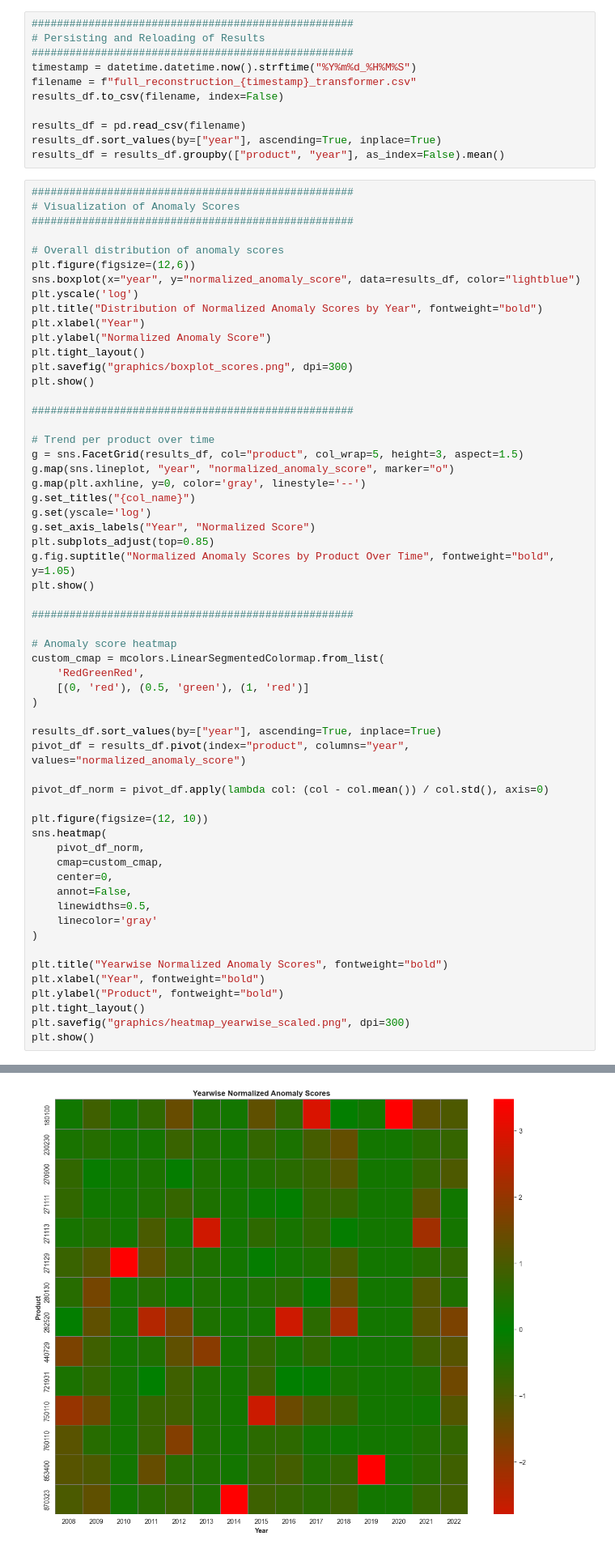
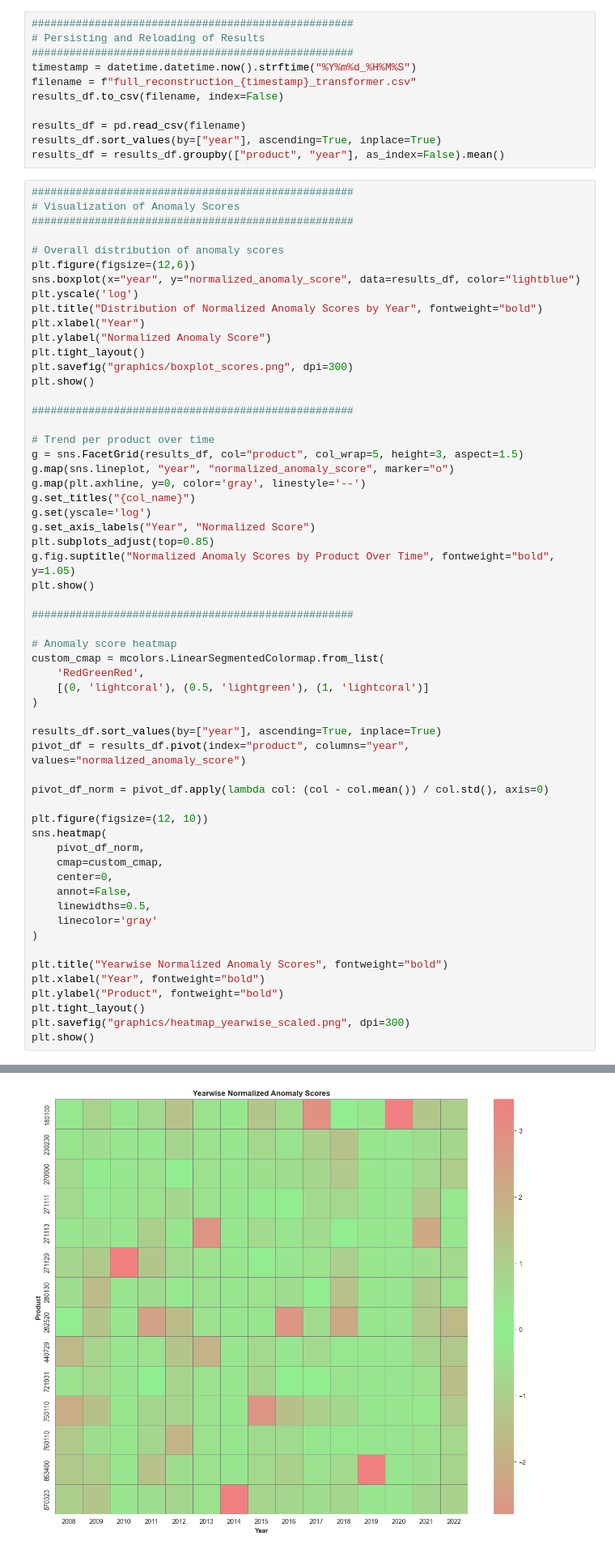
Before and after one commit to Altishofer/NetworkScienceProject, a Jupyter notebook: outlier_detection_transformer.ipynb, the cells around one changed output, grey strips where cells are left out. Shown: that part at 81% size. Cells and saved outputs as stored; diff of their text form.

```diff
--- a/outlier_detection_transformer.ipynb
+++ b/outlier_detection_transformer.ipynb
@@ -842,35 +842,35 @@ plt.show()
 
 # Anomaly score heatmap
 custom_cmap = mcolors.LinearSegmentedColormap.from_list(
     'RedGreenRed',
-    [(0, 'red'), (0.5, 'green'), (1, 'red')]
+    [(0, 'lightcoral'), (0.5, 'lightgreen'), (1, 'lightcoral')]
 )
 
 results_df.sort_values(by=["year"], ascending=True, inplace=True)
 pivot_df = results_df.pivot(index="product", columns="year", values="normalized_anomaly_score")
 
 pivot_df_norm = pivot_df.apply(lambda col: (col - col.mean()) / col.std(), axis=0)
 
 plt.figure(figsize=(12, 10))
 sns.heatmap(
     pivot_df_norm,
     cmap=custom_cmap,
     center=0,
     annot=False,
     linewidths=0.5,
     linecolor='gray'
 )
 
 plt.title("Yearwise Normalized Anomaly Scores", fontweight="bold")
 plt.xlabel("Year", fontweight="bold")
 plt.ylabel("Product", fontweight="bold")
 plt.tight_layout()
 plt.savefig("graphics/heatmap_yearwise_scaled.png", dpi=300)
 plt.show()
 # %% [output]
 [figure]
 [figure]
-[figure, old version]
+[figure, new version]
 # %%
 product_dict = {
     282520: "Lithium",
```
Also changed, not shown: parts of 1 cell of this notebook, 1 other file.
